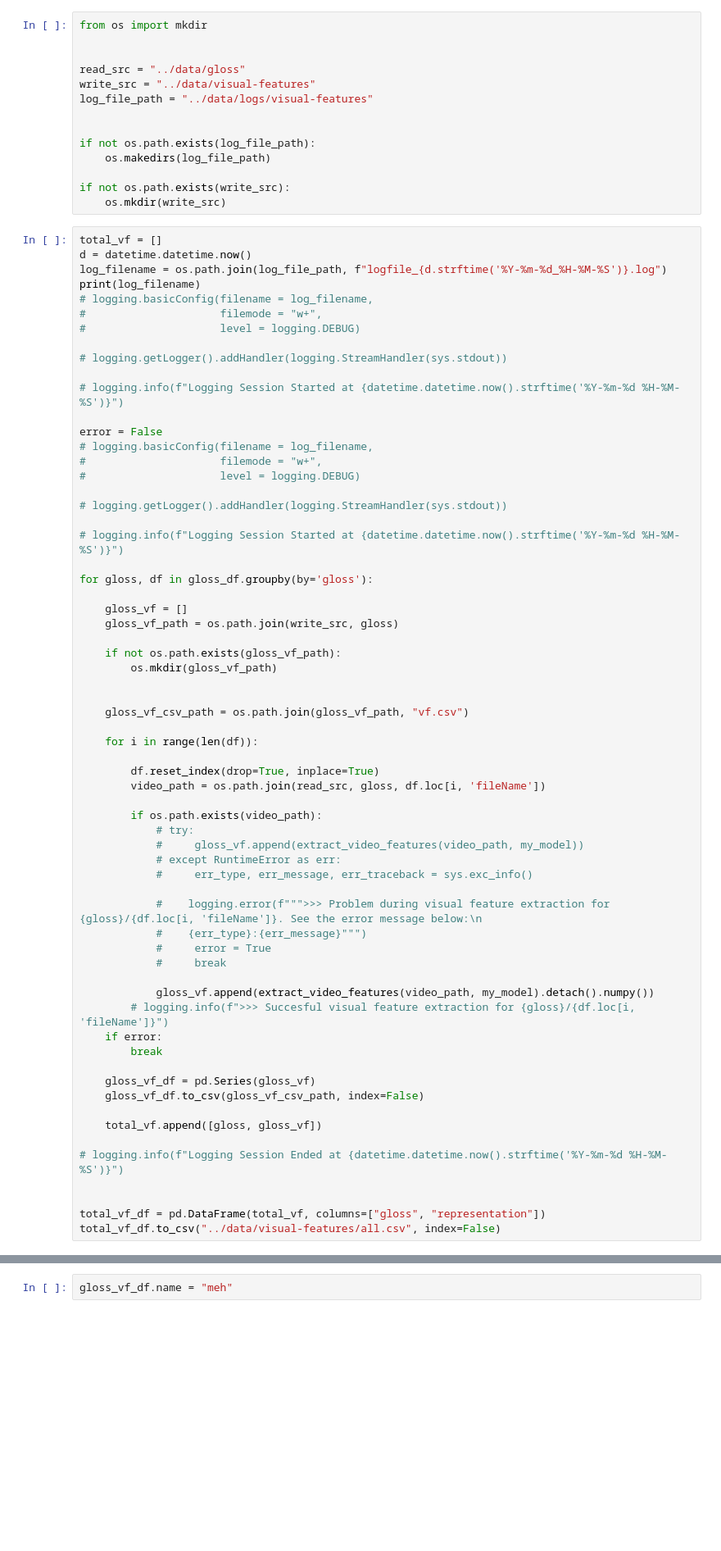
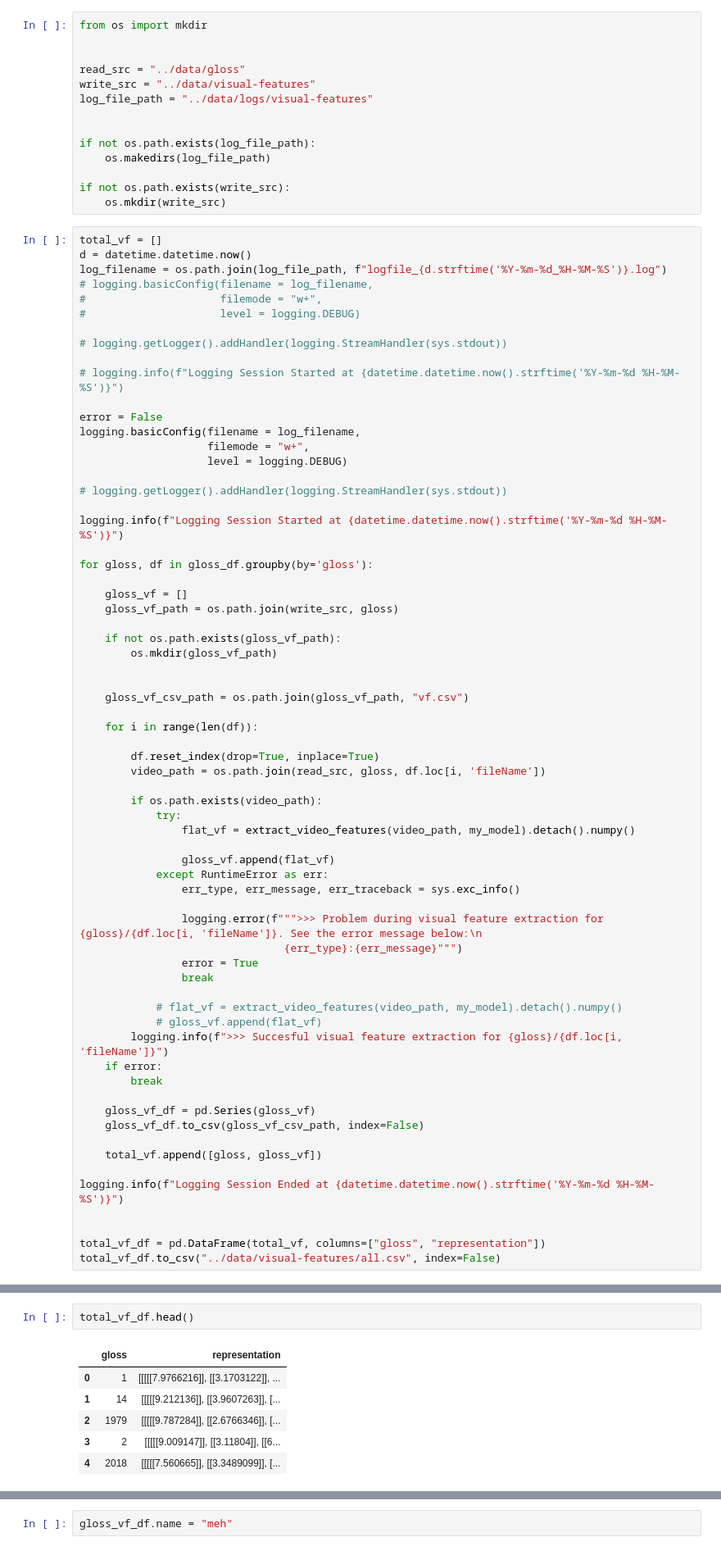
Before and after one commit to ADA-SITE-JML/sign-lang, a Jupyter notebook: tmp.ipynb, the cells around one changed output, grey strips where cells are left out. Shown at 82% size. Saved outputs shown, nothing was run; the diff lists cells and outputs as text; blank space fills up the shorter version.

Commit message:
Changes to Visual Feature Extractor

```diff
--- a/tmp.ipynb
+++ b/tmp.ipynb
@@ -387,7 +387,6 @@ if not os.path.exists(write_src):
 total_vf = []
 d = datetime.datetime.now()
 log_filename = os.path.join(log_file_path, f"logfile_{d.strftime('%Y-%m-%d_%H-%M-%S')}.log")
-print(log_filename)
 # logging.basicConfig(filename = log_filename,
 #                     filemode = "w+",
 #                     level = logging.DEBUG)
@@ -397,13 +396,13 @@ print(log_filename)
 # logging.info(f"Logging Session Started at {datetime.datetime.now().strftime('%Y-%m-%d %H-%M-%S')}")
 
 error = False
-# logging.basicConfig(filename = log_filename,
-#                     filemode = "w+",
-#                     level = logging.DEBUG)
+logging.basicConfig(filename = log_filename,
+                    filemode = "w+",
+                    level = logging.DEBUG)
 
 # logging.getLogger().addHandler(logging.StreamHandler(sys.stdout))
 
-# logging.info(f"Logging Session Started at {datetime.datetime.now().strftime('%Y-%m-%d %H-%M-%S')}")
+logging.info(f"Logging Session Started at {datetime.datetime.now().strftime('%Y-%m-%d %H-%M-%S')}")
 
 for gloss, df in gloss_df.groupby(by='gloss'):
 
@@ -422,18 +421,21 @@ for gloss, df in gloss_df.groupby(by='gloss'):
         video_path = os.path.join(read_src, gloss, df.loc[i, 'fileName'])
 
         if os.path.exists(video_path):
-            # try:
-            #     gloss_vf.append(extract_video_features(video_path, my_model))
-            # except RuntimeError as err:
-            #     err_type, err_message, err_traceback = sys.exc_info()
+            try:
+                flat_vf = extract_video_features(video_path, my_model).detach().numpy()
 
-            #    logging.error(f""">>> Problem during visual feature extraction for {gloss}/{df.loc[i, 'fileName']}. See the error message below:\n
-            #    {err_type}:{err_message}""")
-            #     error = True
-            #     break
+                gloss_vf.append(flat_vf)
+            except RuntimeError as err:
+                err_type, err_message, err_traceback = sys.exc_info()
 
-            gloss_vf.append(extract_video_features(video_path, my_model).detach().numpy())
-        # logging.info(f">>> Succesful visual feature extraction for {gloss}/{df.loc[i, 'fileName']}")
+                logging.error(f""">>> Problem during visual feature extraction for {gloss}/{df.loc[i, 'fileName']}. See the error message below:\n
+                                {err_type}:{err_message}""")
+                error = True
+                break
+
+            # flat_vf = extract_video_features(video_path, my_model).detach().numpy()
+            # gloss_vf.append(flat_vf)
+        logging.info(f">>> Succesful visual feature extraction for {gloss}/{df.loc[i, 'fileName']}")
     if error:
         break
 
@@ -442,7 +444,7 @@ for gloss, df in gloss_df.groupby(by='gloss'):
 
     total_vf.append([gloss, gloss_vf])
 
-# logging.info(f"Logging Session Ended at {datetime.datetime.now().strftime('%Y-%m-%d %H-%M-%S')}")
+logging.info(f"Logging Session Ended at {datetime.datetime.now().strftime('%Y-%m-%d %H-%M-%S')}")
 
 
 total_vf_df = pd.DataFrame(total_vf, columns=["gloss", "representation"])
@@ -451,0 +471,9 @@ SyntaxError: unexpected EOF while parsing (3565894169.py, line 63)
+# %%
+total_vf_df.head()
+# %% [output]
+|  | gloss | representation |
+| 0 | 1 | [[[[[7.9766216]], [[3.1703122]], ... |
+| 1 | 14 | [[[[[9.212136]], [[3.9607263]], [... |
+| 2 | 1979 | [[[[[9.787284]], [[2.6766346]], [... |
+| 3 | 2 | [[[[[9.009147]], [[3.11804]], [[6... |
+| 4 | 2018 | [[[[[7.560665]], [[3.3489099]], [... |
```
Also changed, not shown: parts of 11 cells of this notebook.
